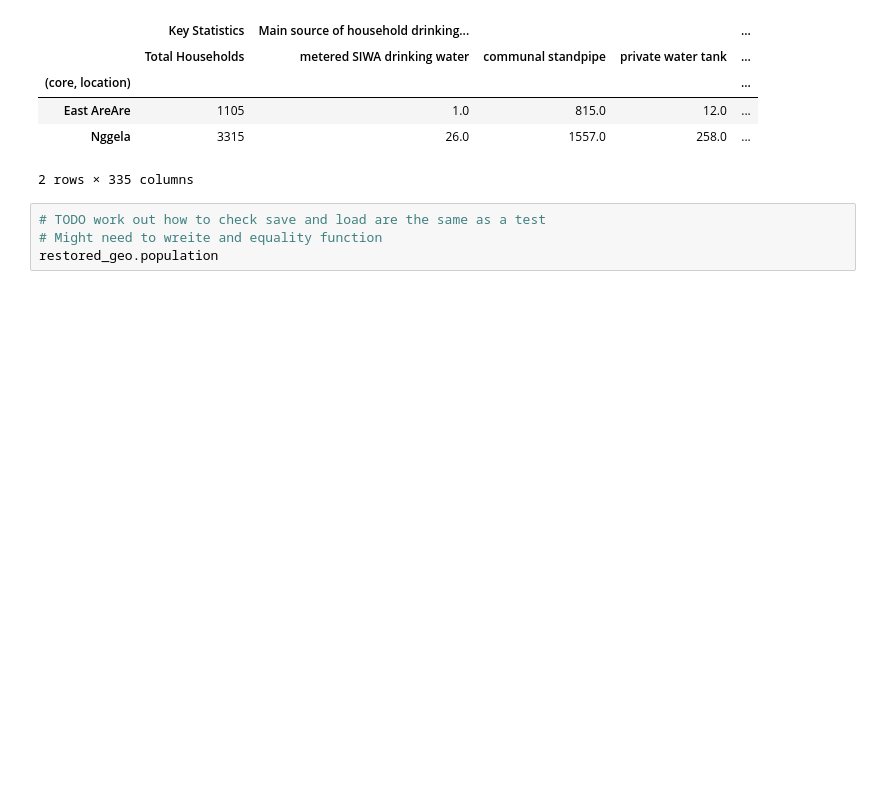
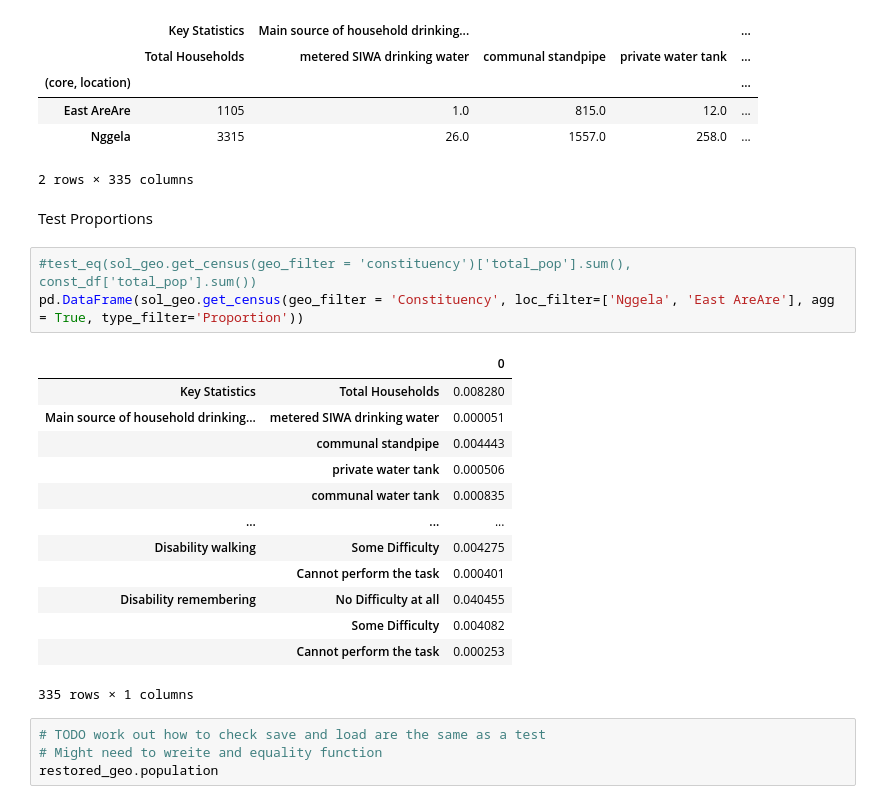
Before and after one commit to Gippers/SolomonIslandsDataMap, a Jupyter notebook: nbs/00_load_data.ipynb, the cells around one changed output. Drawn from its saved outputs; the diff is of its cells as text; blank space fills up the shorter version.

```diff
--- a/nbs/00_load_data.ipynb
+++ b/nbs/00_load_data.ipynb
@@ -1165,6 +1148,25 @@ sol_geo.get_census(geo_filter = 'Constituency', loc_filter=['Nggela', 'East AreA
 | East AreAre | 1105 | 1.0 | 815.0 | 12.0 | ... |
 | Nggela | 3315 | 26.0 | 1557.0 | 258.0 | ... |
 2 rows × 335 columns
+# %% [markdown]
+Test Proportions
+# %%
+#test_eq(sol_geo.get_census(geo_filter = 'constituency')['total_pop'].sum(), const_df['total_pop'].sum())
+pd.DataFrame(sol_geo.get_census(geo_filter = 'Constituency', loc_filter=['Nggela', 'East AreAre'], agg = True, type_filter='Proportion'))
+# %% [output]
+|  |  | 0 |
+| Key Statistics | Total Households | 0.008280 |
+| Main source of household drinking... | metered SIWA drinking water | 0.000051 |
+|  | communal standpipe | 0.004443 |
+|  | private water tank | 0.000506 |
+|  | communal water tank | 0.000835 |
+| ... | ... | ... |
+| Disability walking | Some Difficulty | 0.004275 |
+|  | Cannot perform the task | 0.000401 |
+| Disability remembering | No Difficulty at all | 0.040455 |
+|  | Some Difficulty | 0.004082 |
+|  | Cannot perform the task | 0.000253 |
+335 rows × 1 columns
 # %%
 # TODO work out how to check save and load are the same as a test
 # Might need to wreite and equality function
```
Also changed, not shown: parts of 14 cells of this notebook, 3 other files.
